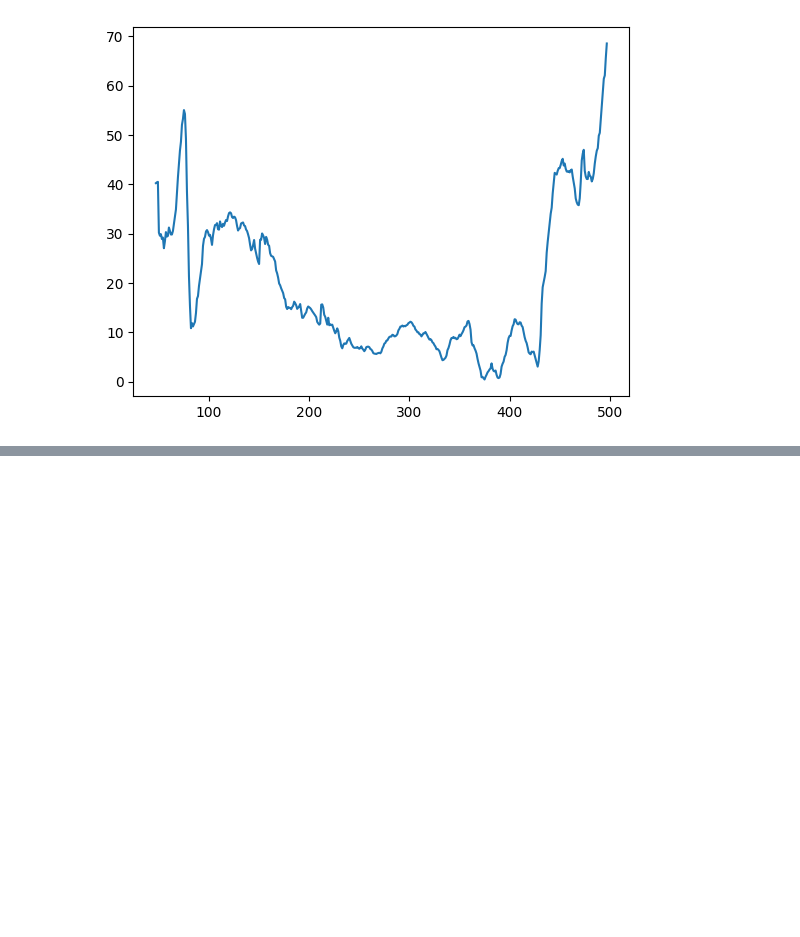
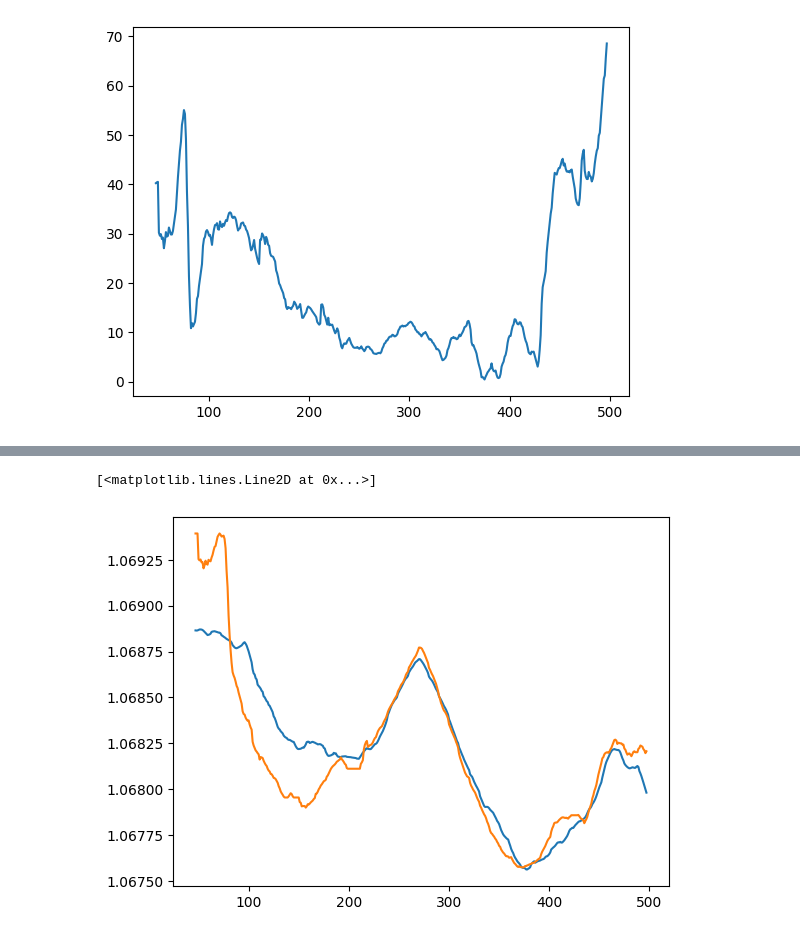
Before and after one commit to nathansourdrille/pi-itenerary, a Jupyter notebook: JPaul.ipynb, the cells around one changed output, grey strips where cells are left out. Drawn from its saved outputs; the diff is of its cells as text; code cells hidden in the pictures; blank space fills up the shorter version.

```diff
--- a/JPaul.ipynb
+++ b/JPaul.ipynb
@@ -73,0 +80,6 @@ plt.plot(merged_df['distance'])
+# %%
+plt.plot(merged_df['Longitude_1'])
+plt.plot(merged_df['Longitude_2'])
+# %% [output]
+[<matplotlib.lines.Line2D at 0x...>]
+[figure, added]
```
Also changed, not shown: parts of 2 cells of this notebook, 11 other files.
